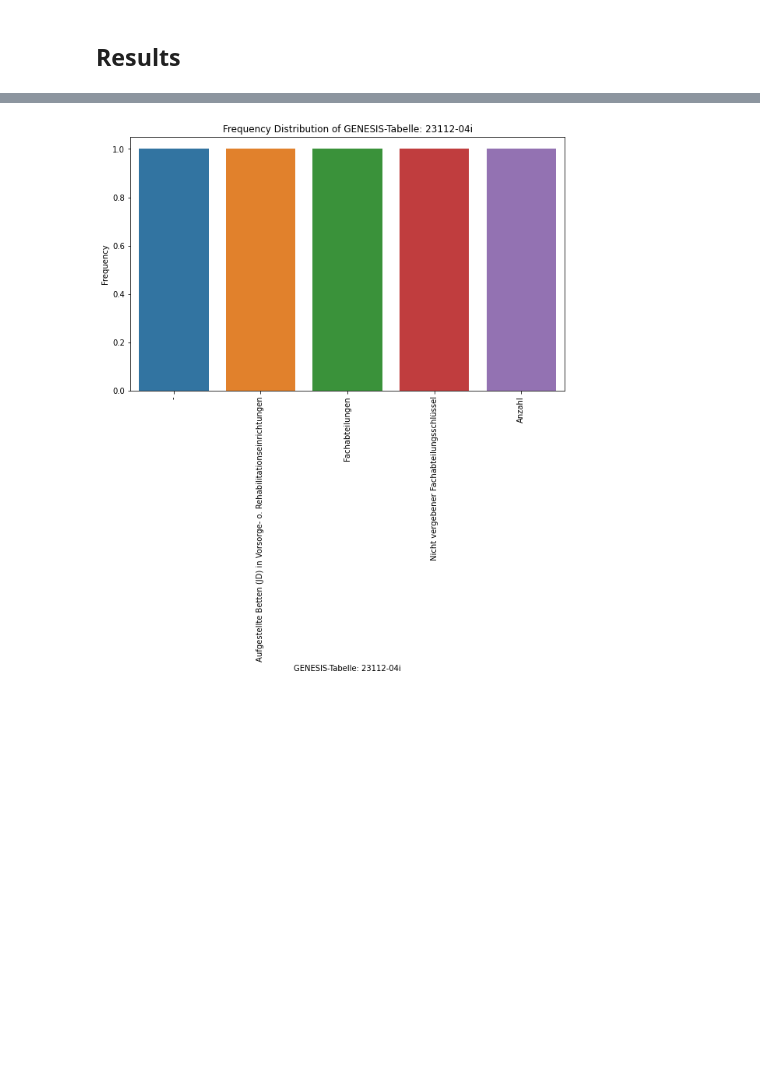
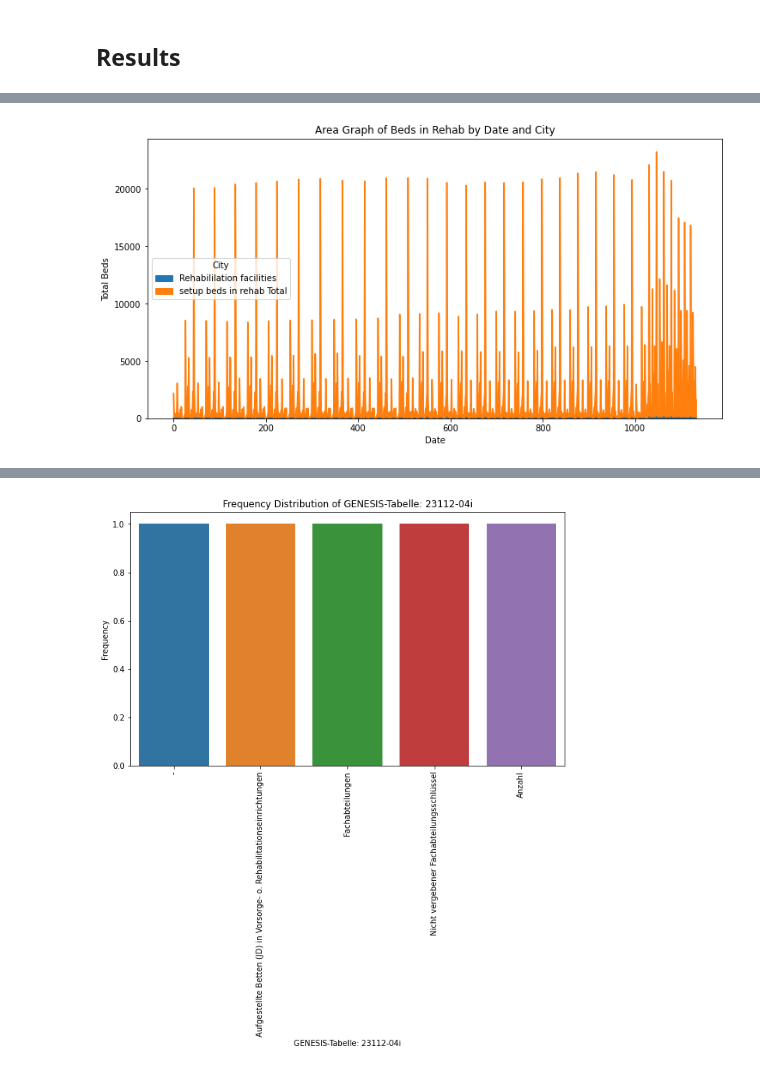
Before and after one commit to siddharthmane/made-template, a Jupyter notebook: project/report.ipynb, the cells around one changed output, grey strips where cells are left out. Cells and saved outputs as stored; diff of their text form; code cells hidden in the pictures; blank space fills up the shorter version.

```diff
--- a/project/report.ipynb
+++ b/project/report.ipynb
@@ -46,0 +158,9 @@ Requirement already satisfied: six>=1.5 in c:\users\91957\appdata\local\programs
+# %%
+beddata_df.plot(kind='area', stacked=True, figsize=(12, 6))
+plt.xlabel('Date')
+plt.ylabel('Total Beds')
+plt.title('Area Graph of Beds in Rehab by Date and City')
+plt.legend(title='City')
+plt.show()
+# %% [output]
+[figure, added]
```
Also changed, not shown: parts of 11 cells of this notebook, 4 other files.
